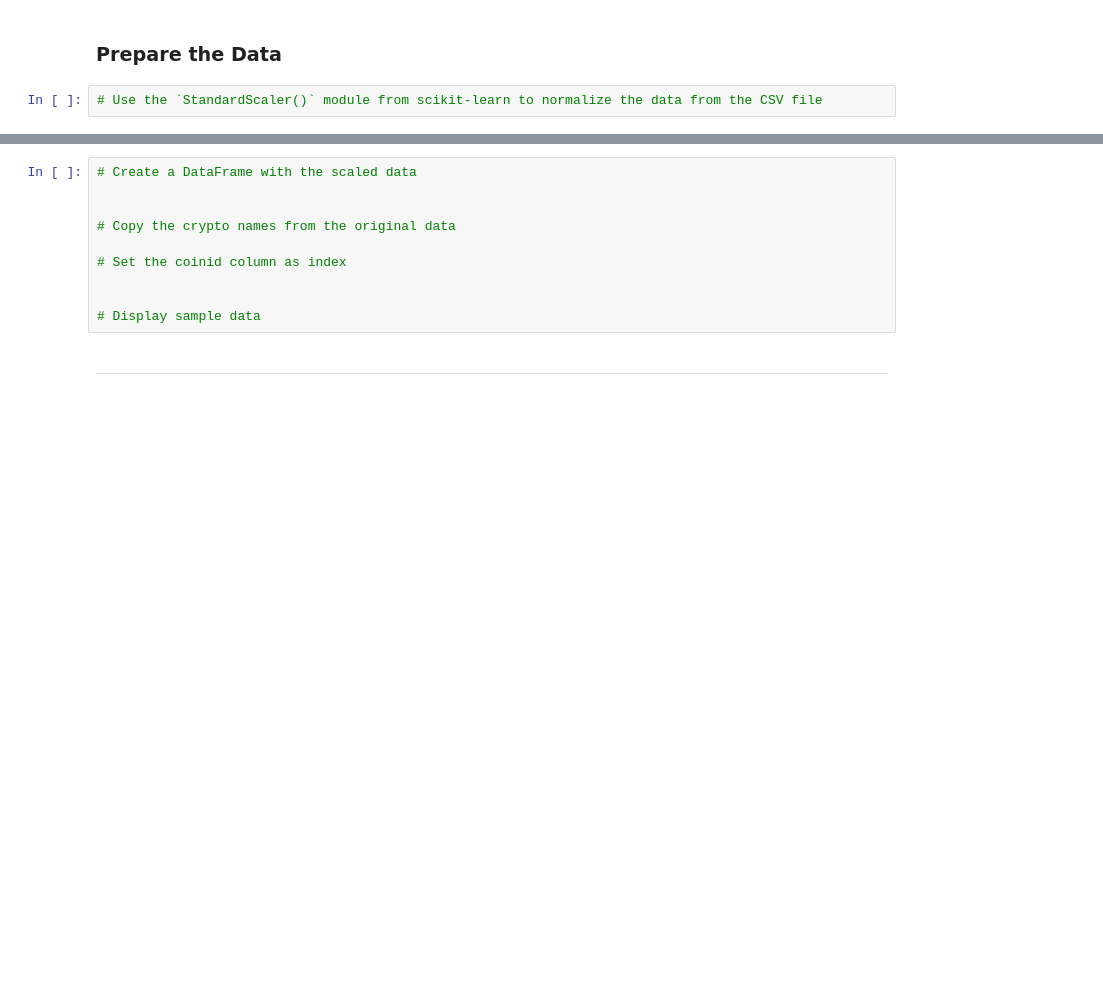
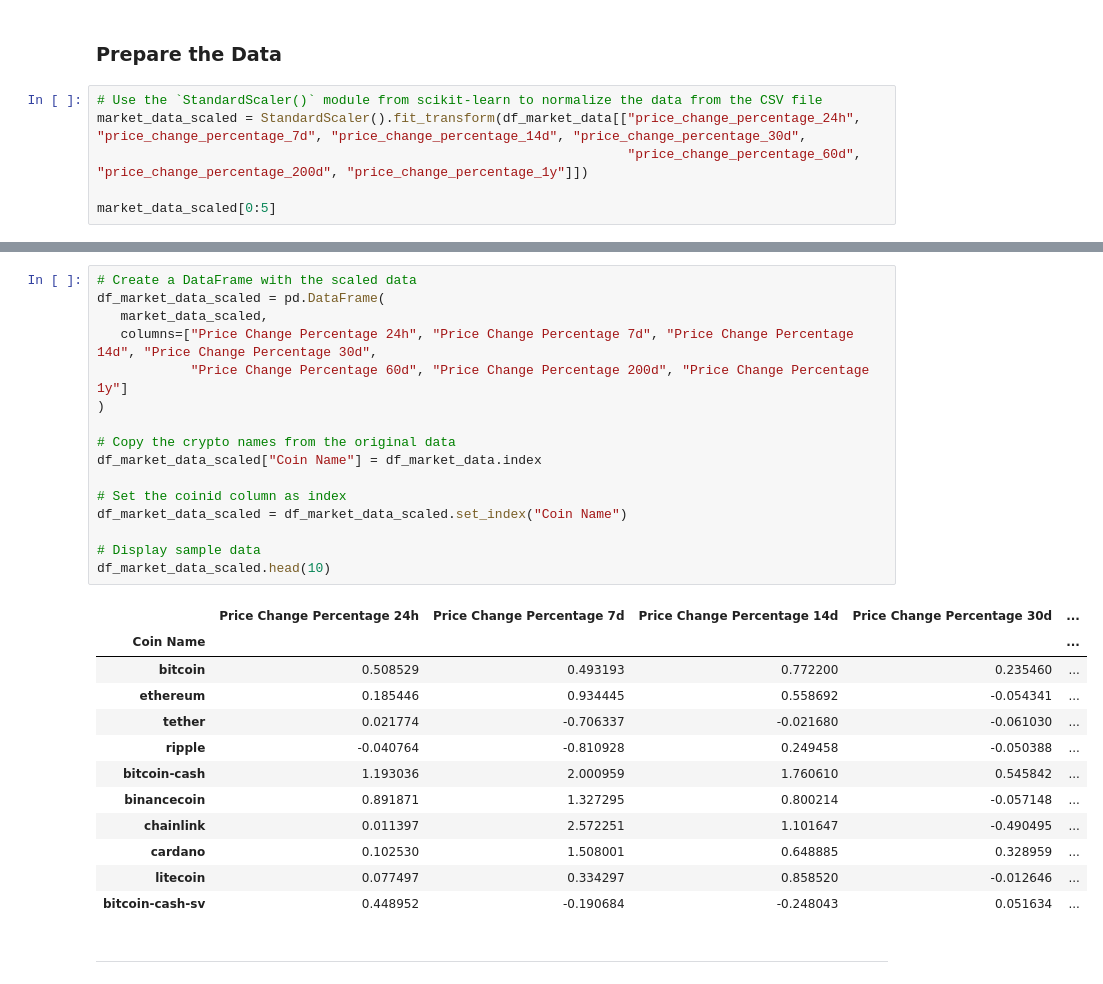
Before and after one commit to andrew8185/module-19-CryptoClustering, a Jupyter notebook: Crypto_Clustering_starter_code.ipynb, the cells around one changed output, grey strips where cells are left out. Saved outputs shown, nothing was run; the diff lists cells and outputs as text; blank space fills up the shorter version.

```diff
--- a/Crypto_Clustering_starter_code.ipynb
+++ b/Crypto_Clustering_starter_code.ipynb
@@ -57,3 +57,7 @@ df_market_data.hvplot.line(
 ### Prepare the Data
 # %%
 # Use the `StandardScaler()` module from scikit-learn to normalize the data from the CSV file
+market_data_scaled = StandardScaler().fit_transform(df_market_data[["price_change_percentage_24h", "price_change_percentage_7d", "price_change_percentage_14d", "price_change_percentage_30d",
+                                                                    "price_change_percentage_60d", "price_change_percentage_200d", "price_change_percentage_1y"]])
+
+market_data_scaled[0:5]
@@ -60,13 +75,32 @@ df_market_data.hvplot.line(
 # %%
 # Create a DataFrame with the scaled data
-
+df_market_data_scaled = pd.DataFrame(
+   market_data_scaled,
+   columns=["Price Change Percentage 24h", "Price Change Percentage 7d", "Price Change Percentage 14d", "Price Change Percentage 30d",
+            "Price Change Percentage 60d", "Price Change Percentage 200d", "Price Change Percentage 1y"]
+)
 
 # Copy the crypto names from the original data
+df_market_data_scaled["Coin Name"] = df_market_data.index
 
 # Set the coinid column as index
-
+df_market_data_scaled = df_market_data_scaled.set_index("Coin Name")
 
 # Display sample data
+df_market_data_scaled.head(10)
+# %% [output]
+|  | Price Change Percentage 24h | Price Change Percentage 7d | Price Change Percentage 14d | Price Change Percentage 30d | ... |
+| Coin Name |  |  |  |  | ... |
+| bitcoin | 0.508529 | 0.493193 | 0.772200 | 0.235460 | ... |
+| ethereum | 0.185446 | 0.934445 | 0.558692 | -0.054341 | ... |
+| tether | 0.021774 | -0.706337 | -0.021680 | -0.061030 | ... |
+| ripple | -0.040764 | -0.810928 | 0.249458 | -0.050388 | ... |
+| bitcoin-cash | 1.193036 | 2.000959 | 1.760610 | 0.545842 | ... |
+| binancecoin | 0.891871 | 1.327295 | 0.800214 | -0.057148 | ... |
+| chainlink | 0.011397 | 2.572251 | 1.101647 | -0.490495 | ... |
+| cardano | 0.102530 | 1.508001 | 0.648885 | 0.328959 | ... |
+| litecoin | 0.077497 | 0.334297 | 0.858520 | -0.012646 | ... |
+| bitcoin-cash-sv | 0.448952 | -0.190684 | -0.248043 | 0.051634 | ... |
 # %% [markdown]
 ---
 # %% [markdown]
```
Also changed, not shown: parts of 30 cells of this notebook.
